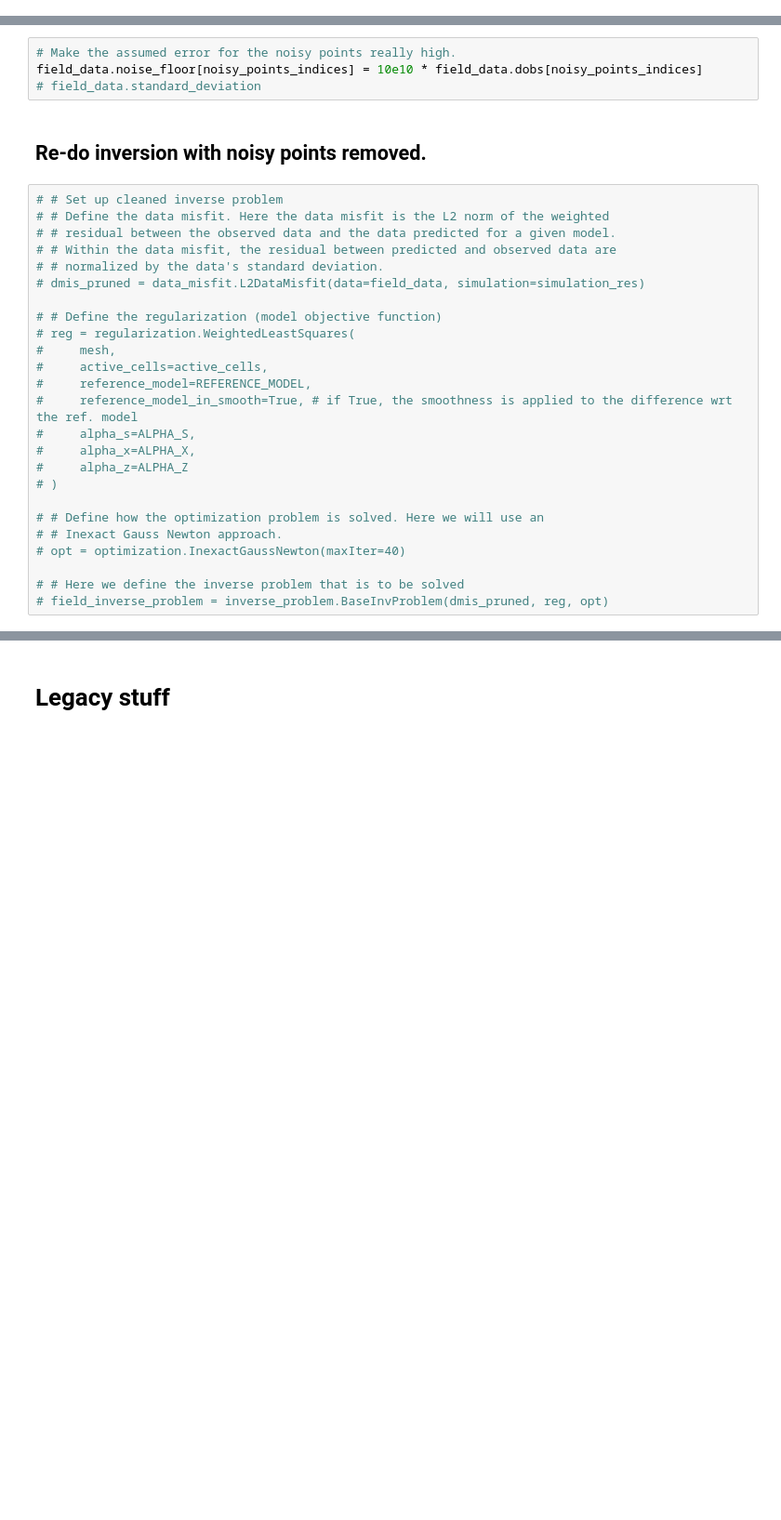
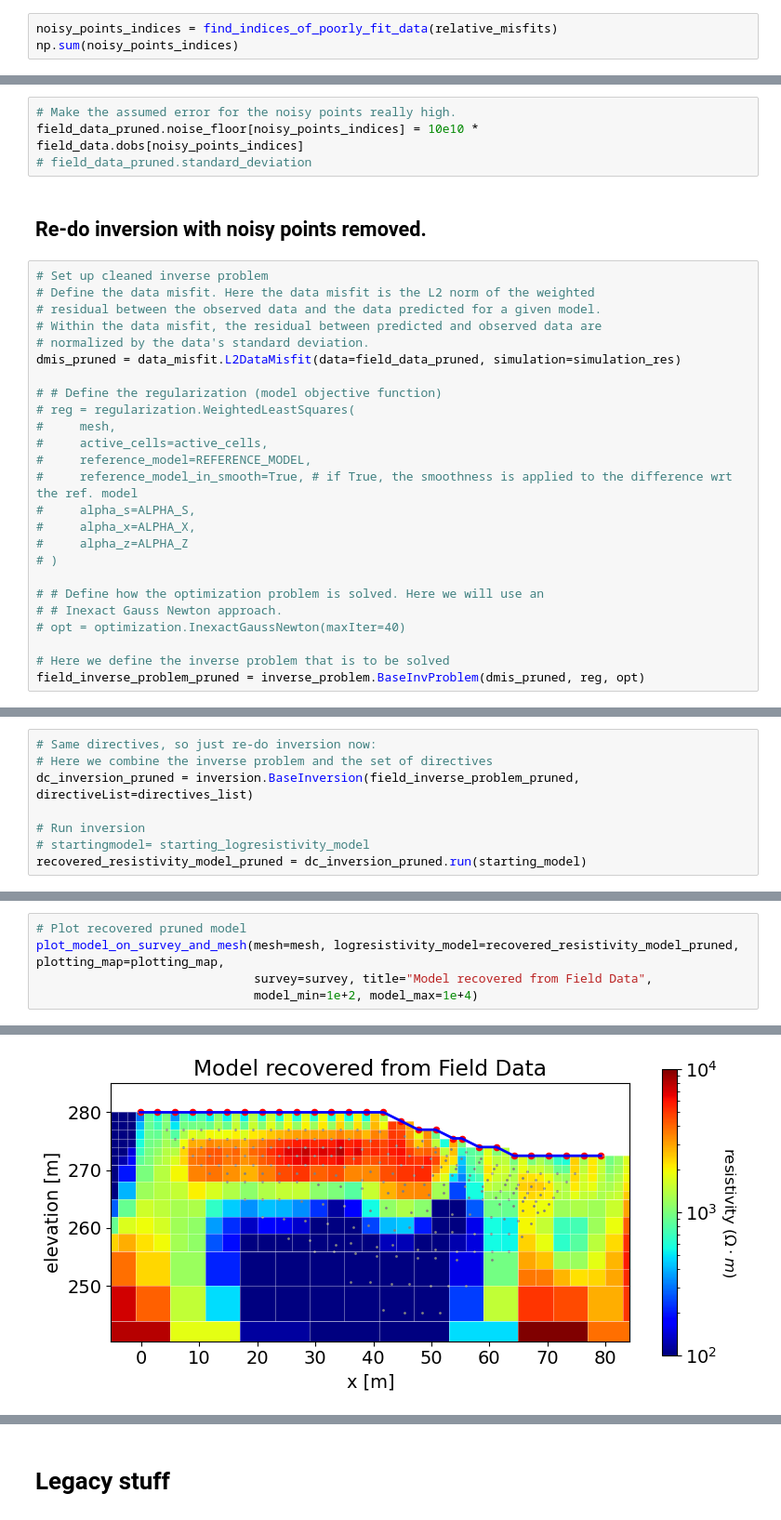
Before and after one commit to rbcmendoza/eosc-556b-project, a Jupyter notebook: FieldData_inversion.ipynb, the cells around one changed output, grey strips where cells are left out. Shown at 93% size. Drawn from its saved outputs; the diff is of its cells as text; blank space fills up the shorter version.

```diff
--- a/FieldData_inversion.ipynb
+++ b/FieldData_inversion.ipynb
@@ -416,0 +478,3 @@ print(np.sum(noisy_points_indices))
+# %%
+noisy_points_indices = find_indices_of_poorly_fit_data(relative_misfits)
+np.sum(noisy_points_indices)
@@ -417,16 +483,16 @@ print(np.sum(noisy_points_indices))
 # %%
 # Make the assumed error for the noisy points really high.
-field_data.noise_floor[noisy_points_indices] = 10e10 * field_data.dobs[noisy_points_indices]
-# field_data.standard_deviation
+field_data_pruned.noise_floor[noisy_points_indices] = 10e10 * field_data.dobs[noisy_points_indices]
+# field_data_pruned.standard_deviation
 # %% [markdown]
 ## Re-do inversion with noisy points removed.
 # %%
-# # Set up cleaned inverse problem
-# # Define the data misfit. Here the data misfit is the L2 norm of the weighted
-# # residual between the observed data and the data predicted for a given model.
-# # Within the data misfit, the residual between predicted and observed data are
-# # normalized by the data's standard deviation.
-# dmis_pruned = data_misfit.L2DataMisfit(data=field_data, simulation=simulation_res)
+# Set up cleaned inverse problem
+# Define the data misfit. Here the data misfit is the L2 norm of the weighted
+# residual between the observed data and the data predicted for a given model.
+# Within the data misfit, the residual between predicted and observed data are
+# normalized by the data's standard deviation.
+dmis_pruned = data_misfit.L2DataMisfit(data=field_data_pruned, simulation=simulation_res)
 
 # # Define the regularization (model objective function)
 # reg = regularization.WeightedLeastSquares(
@@ -443,5 +509,5 @@ field_data.noise_floor[noisy_points_indices] = 10e10 * field_data.dobs[noisy_poi
 # # Inexact Gauss Newton approach.
 # opt = optimization.InexactGaussNewton(maxIter=40)
 
-# # Here we define the inverse problem that is to be solved
-# field_inverse_problem = inverse_problem.BaseInvProblem(dmis_pruned, reg, opt)
+# Here we define the inverse problem that is to be solved
+field_inverse_problem_pruned = inverse_problem.BaseInvProblem(dmis_pruned, reg, opt)
@@ -451,0 +514,8 @@ field_data.noise_floor[noisy_points_indices] = 10e10 * field_data.dobs[noisy_poi
+# %%
+# Same directives, so just re-do inversion now:
+# Here we combine the inverse problem and the set of directives
+dc_inversion_pruned = inversion.BaseInversion(field_inverse_problem_pruned, directiveList=directives_list)
+
+# Run inversion
+# startingmodel= starting_logresistivity_model
+recovered_resistivity_model_pruned = dc_inversion_pruned.run(starting_model)
@@ -451,0 +550,6 @@ field_data.noise_floor[noisy_points_indices] = 10e10 * field_data.dobs[noisy_poi
+# %%
+# Plot recovered pruned model
+plot_model_on_survey_and_mesh(mesh=mesh, logresistivity_model=recovered_resistivity_model_pruned, plotting_map=plotting_map,
+                              survey=survey, title="Model recovered from Field Data",
+                              model_min=1e+2, model_max=1e+4)
+# %% [output]
@@ -451,0 +557 @@ field_data.noise_floor[noisy_points_indices] = 10e10 * field_data.dobs[noisy_poi
+[figure, added]
```
Also changed, not shown: parts of 24 cells of this notebook, 2 other files.
